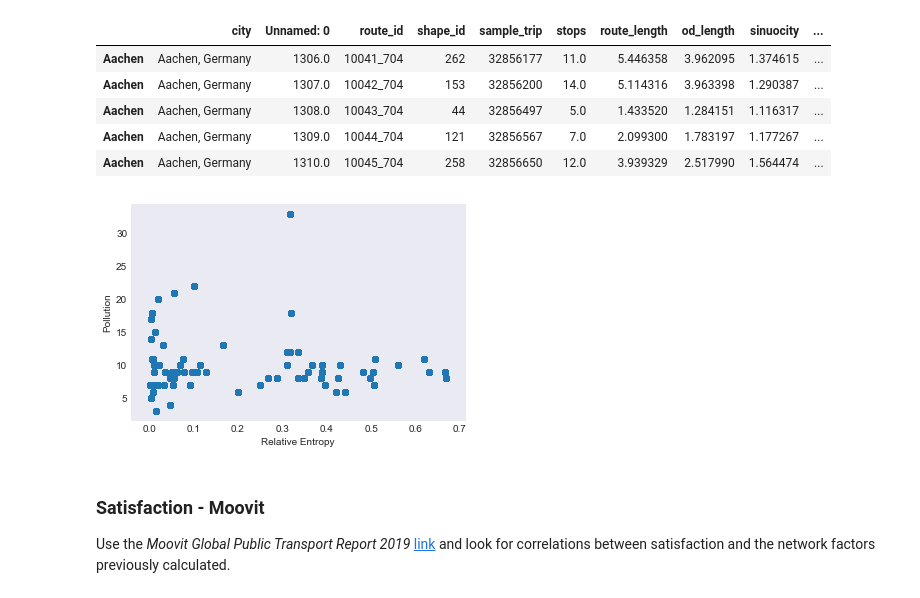
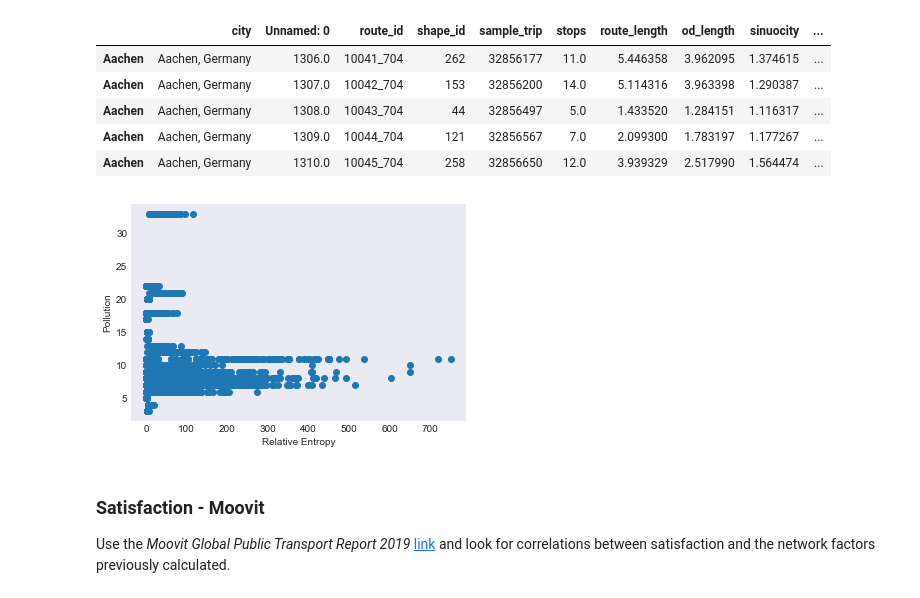
Before and after one commit to Urban-Analytics/BusAnalytics, a Jupyter notebook: Analysis/BusRouteAnalysis.ipynb, the cells around one changed output. Saved outputs shown, nothing was run; the diff lists cells and outputs as text; code cells hidden in the pictures.

Commit message:
added "inclusion" data to look for a correlated metric

```diff
--- a/Analysis/BusRouteAnalysis.ipynb
+++ b/Analysis/BusRouteAnalysis.ipynb
@@ -464,12 +467,12 @@ metrics_pollution.head()
 | Aachen | Aachen, Germany | 1309.0 | 10044_704 | 121 | 32856567 | 7.0 | 2.099300 | 1.783197 | 1.177267 | ... |
 | Aachen | Aachen, Germany | 1310.0 | 10045_704 | 258 | 32856650 | 12.0 | 3.939329 | 2.517990 | 1.564474 | ... |
 # %%
-plt.scatter(x=metrics_pollution['rel_entropy'], y=metrics_pollution['Annual mean, ug/m3'])
+plt.scatter(x=metrics_pollution['city_norm_curve'], y=metrics_pollution['Annual mean, ug/m3']) # rel_entropy
 plt.xlabel("Relative Entropy")
 plt.ylabel("Pollution")
 plt.show()
 # %% [output]
-[figure, old version]
+[figure, new version]
 # %% [markdown]
 ### Satisfaction - Moovit
 
```
Also changed, not shown: parts of 7 cells of this notebook, 1 other file.
